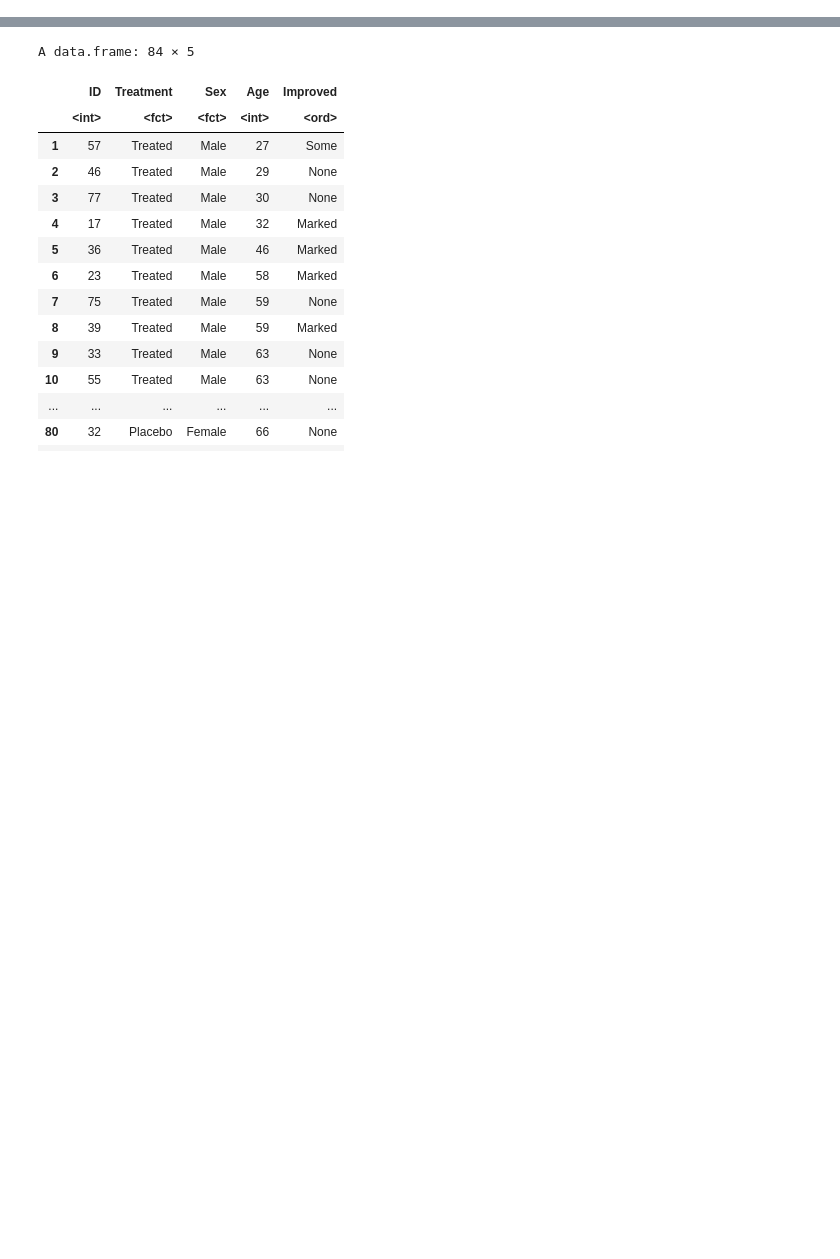
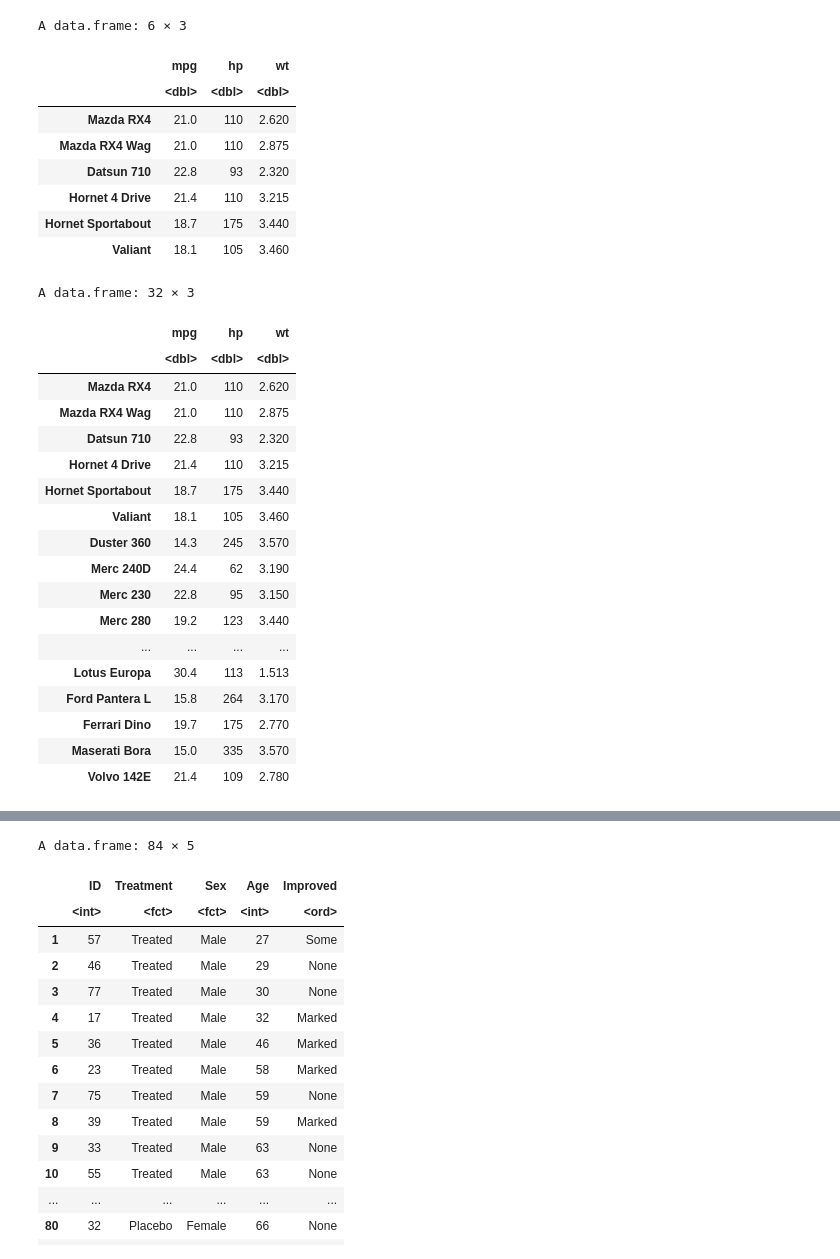
Before and after one commit to MaximTislenko/GB_med_stat_R, a Jupyter notebook: Base_Stats_02_07_01.ipynb, the cells around one changed output, grey strips where cells are left out. Drawn from its saved outputs; the diff is of its cells as text; code cells hidden in the pictures; blank space fills up the shorter version.

```diff
--- a/Base_Stats_02_07_01.ipynb
+++ b/Base_Stats_02_07_01.ipynb
@@ -36,0 +45,33 @@ ggplot(data, aes(x=catvar) + geom_bar()
+# %%
+myvars <- c("mpg", "hp", "wt")
+head(mtcars[myvars])
+mtcars[myvars]
+# %% [output]
+A data.frame: 6 × 3
+|  | mpg | hp | wt |
+|  | <dbl> | <dbl> | <dbl> |
+| Mazda RX4 | 21.0 | 110 | 2.620 |
+| Mazda RX4 Wag | 21.0 | 110 | 2.875 |
+| Datsun 710 | 22.8 | 93 | 2.320 |
+| Hornet 4 Drive | 21.4 | 110 | 3.215 |
+| Hornet Sportabout | 18.7 | 175 | 3.440 |
+| Valiant | 18.1 | 105 | 3.460 |
+A data.frame: 32 × 3
+|  | mpg | hp | wt |
+|  | <dbl> | <dbl> | <dbl> |
+| Mazda RX4 | 21.0 | 110 | 2.620 |
+| Mazda RX4 Wag | 21.0 | 110 | 2.875 |
+| Datsun 710 | 22.8 | 93 | 2.320 |
+| Hornet 4 Drive | 21.4 | 110 | 3.215 |
+| Hornet Sportabout | 18.7 | 175 | 3.440 |
+| Valiant | 18.1 | 105 | 3.460 |
+| Duster 360 | 14.3 | 245 | 3.570 |
+| Merc 240D | 24.4 | 62 | 3.190 |
+| Merc 230 | 22.8 | 95 | 3.150 |
+| Merc 280 | 19.2 | 123 | 3.440 |
+| ... | ... | ... | ... |
+| Lotus Europa | 30.4 | 113 | 1.513 |
+| Ford Pantera L | 15.8 | 264 | 3.170 |
+| Ferrari Dino | 19.7 | 175 | 2.770 |
+| Maserati Bora | 15.0 | 335 | 3.570 |
+| Volvo 142E | 21.4 | 109 | 2.780 |
```
Also changed, not shown: parts of 143 cells of this notebook.
